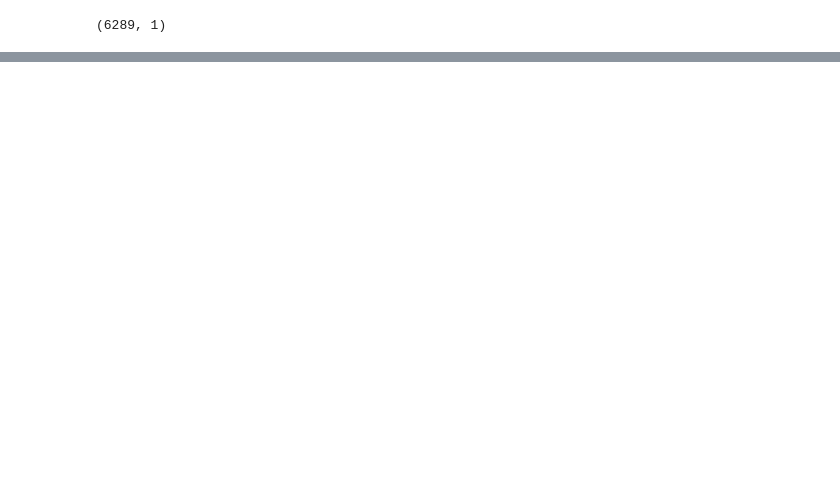
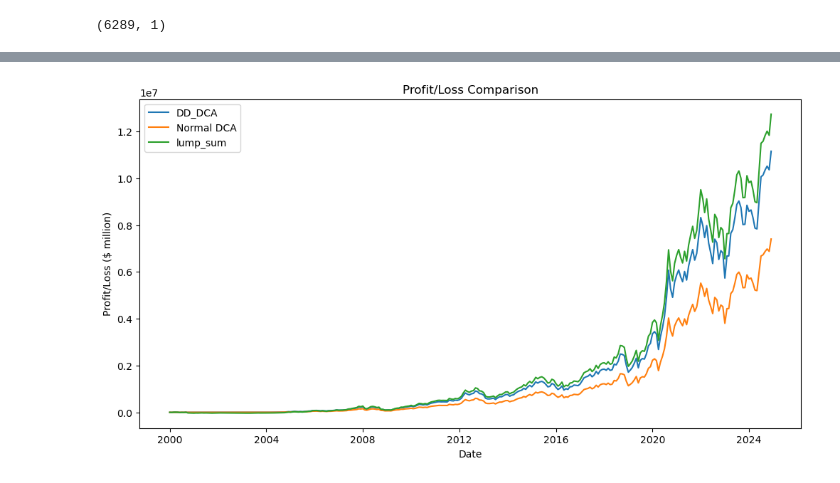
Before and after one commit to zahidp24/Python_project, a Jupyter notebook: Project_python.ipynb, the cells around one changed output, grey strips where cells are left out. Cells and saved outputs as stored; diff of their text form; code cells hidden in the pictures; blank space fills up the shorter version.

Commit message:
Added lump_sum strategy and more graphs

```diff
--- a/Project_python.ipynb
+++ b/Project_python.ipynb
@@ -64,0 +53,3 @@ plt.show()
+# %%
+result3 = perf_backtest(clean, lump_sum, monthly_contrib=150)
+result3.tail()
@@ -64,0 +65,4 @@ plt.show()
+# %%
+plot_profit_loss(result1,result2,result3, labels = ["DD_DCA", "Normal DCA", "lump_sum"])
+# %% [output]
+[figure, added]
```
Also changed, not shown: parts of 9 cells of this notebook, 6 other files.
